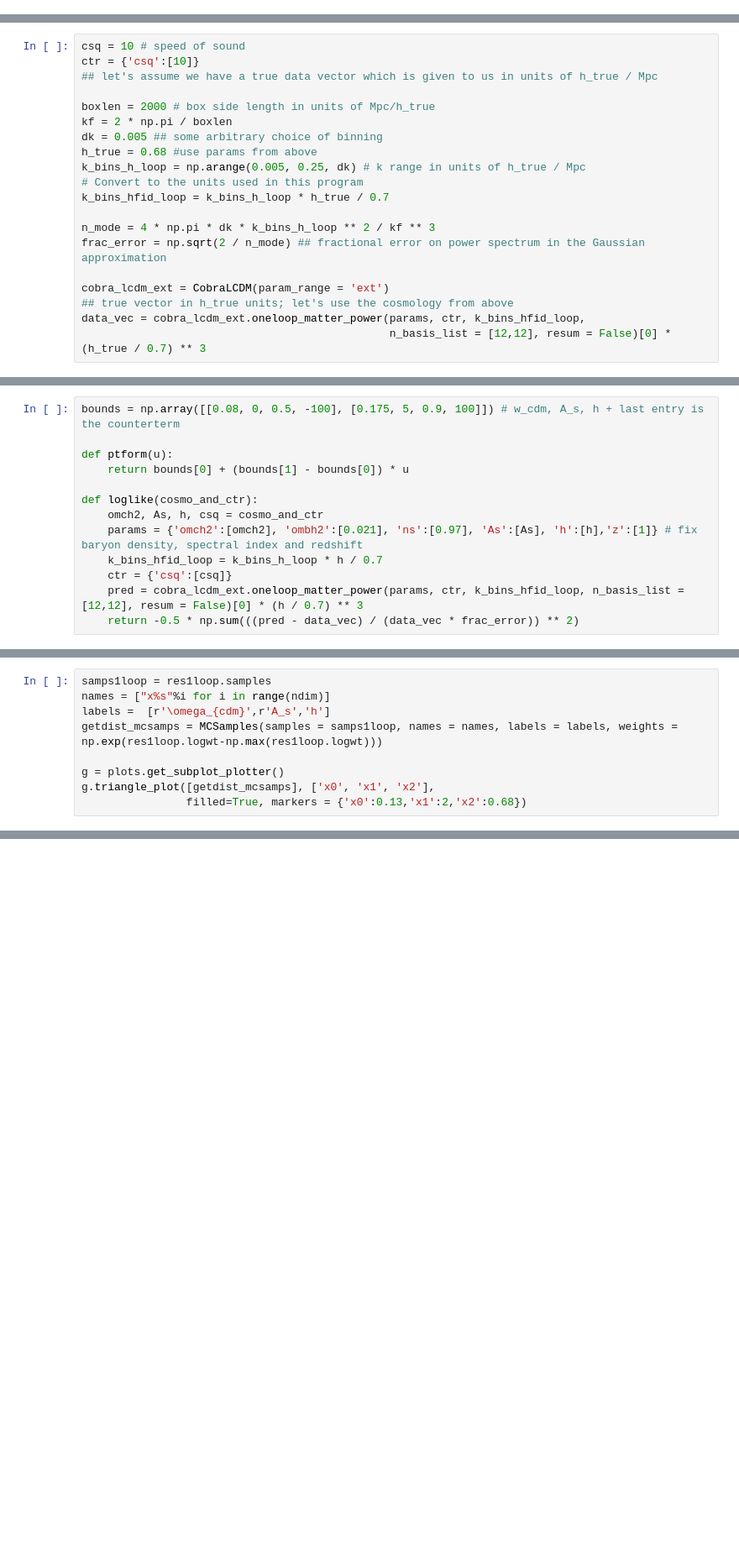
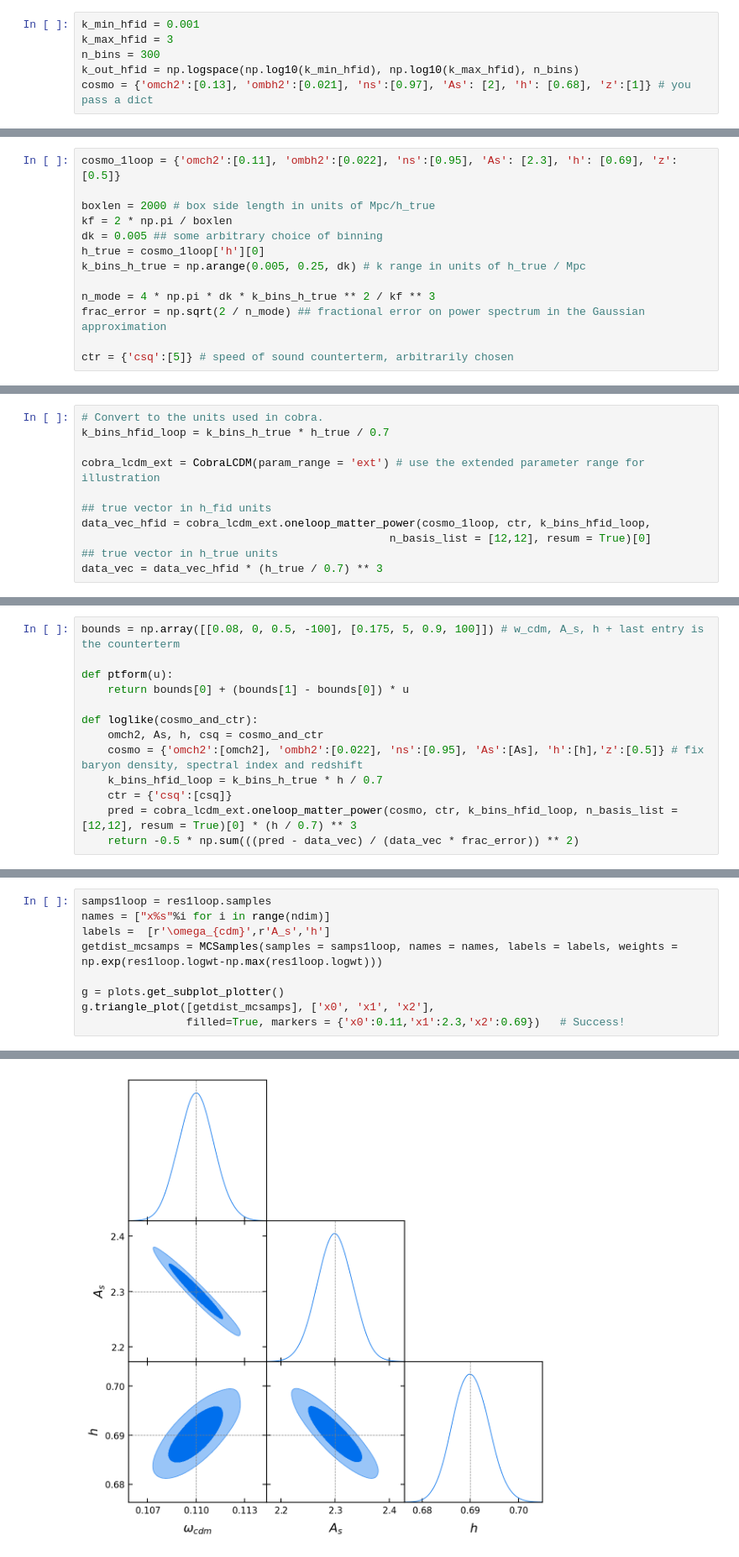
Before and after one commit to ThomasBakx/COBRA, a Jupyter notebook: Demo Notebook.ipynb, the cells around one changed output, grey strips where cells are left out. Shown at 84% size. Saved outputs shown, nothing was run; the diff lists cells and outputs as text; blank space fills up the shorter version.

```diff
--- a/Demo Notebook.ipynb
+++ b/Demo Notebook.ipynb
@@ -266,0 +16,6 @@ If you want to run an MCMC chain using COBRA, it's as simple as putting the 'com
+# %%
+k_min_hfid = 0.001
+k_max_hfid = 3
+n_bins = 300
+k_out_hfid = np.logspace(np.log10(k_min_hfid), np.log10(k_max_hfid), n_bins)
+cosmo = {'omch2':[0.13], 'ombh2':[0.021], 'ns':[0.97], 'As': [2], 'h': [0.68], 'z':[1]} # you pass a dict
@@ -274,20 +61,13 @@ First we need to create some mock data. In practice this data_vec will contain r
 # %%
-csq = 10 # speed of sound
-ctr = {'csq':[10]}
-## let's assume we have a true data vector which is given to us in units of h_true / Mpc
+cosmo_1loop = {'omch2':[0.11], 'ombh2':[0.022], 'ns':[0.95], 'As': [2.3], 'h': [0.69], 'z':[0.5]}
 
 boxlen = 2000 # box side length in units of Mpc/h_true
 kf = 2 * np.pi / boxlen
 dk = 0.005 ## some arbitrary choice of binning
-h_true = 0.68 #use params from above
-k_bins_h_loop = np.arange(0.005, 0.25, dk) # k range in units of h_true / Mpc
-# Convert to the units used in this program
-k_bins_hfid_loop = k_bins_h_loop * h_true / 0.7
+h_true = cosmo_1loop['h'][0]
+k_bins_h_true = np.arange(0.005, 0.25, dk) # k range in units of h_true / Mpc
 
-n_mode = 4 * np.pi * dk * k_bins_h_loop ** 2 / kf ** 3
+n_mode = 4 * np.pi * dk * k_bins_h_true ** 2 / kf ** 3
 frac_error = np.sqrt(2 / n_mode) ## fractional error on power spectrum in the Gaussian approximation
 
-cobra_lcdm_ext = CobraLCDM(param_range = 'ext')
-## true vector in h_true units; let's use the cosmology from above
-data_vec = cobra_lcdm_ext.oneloop_matter_power(params, ctr, k_bins_hfid_loop,
-                                               n_basis_list = [12,12], resum = False)[0] * (h_true / 0.7) ** 3
+ctr = {'csq':[5]} # speed of sound counterterm, arbitrarily chosen
@@ -295,0 +76,11 @@ Now we will create the functions that will be used to fit the data.
+# %%
+# Convert to the units used in cobra.
+k_bins_hfid_loop = k_bins_h_true * h_true / 0.7
+
+cobra_lcdm_ext = CobraLCDM(param_range = 'ext') # use the extended parameter range for illustration
+
+## true vector in h_fid units
+data_vec_hfid = cobra_lcdm_ext.oneloop_matter_power(cosmo_1loop, ctr, k_bins_hfid_loop,
+                                               n_basis_list = [12,12], resum = True)[0]
+## true vector in h_true units
+data_vec = data_vec_hfid * (h_true / 0.7) ** 3
@@ -301,9 +94,9 @@ def ptform(u):
 
 def loglike(cosmo_and_ctr):
     omch2, As, h, csq = cosmo_and_ctr
-    params = {'omch2':[omch2], 'ombh2':[0.021], 'ns':[0.97], 'As':[As], 'h':[h],'z':[1]} # fix baryon density, spectral index and redshift
-    k_bins_hfid_loop = k_bins_h_loop * h / 0.7
+    cosmo = {'omch2':[omch2], 'ombh2':[0.022], 'ns':[0.95], 'As':[As], 'h':[h],'z':[0.5]} # fix baryon density, spectral index and redshift
+    k_bins_hfid_loop = k_bins_h_true * h / 0.7
     ctr = {'csq':[csq]}
-    pred = cobra_lcdm_ext.oneloop_matter_power(params, ctr, k_bins_hfid_loop, n_basis_list = [12,12], resum = False)[0] * (h / 0.7) ** 3
+    pred = cobra_lcdm_ext.oneloop_matter_power(cosmo, ctr, k_bins_hfid_loop, n_basis_list = [12,12], resum = True)[0] * (h / 0.7) ** 3
     return -0.5 * np.sum(((pred - data_vec) / (data_vec * frac_error)) ** 2)
 # %% [markdown]
@@ -324,4 +123,5 @@ getdist_mcsamps = MCSamples(samples = samps1loop, names = names, labels = labels
 
 g = plots.get_subplot_plotter()
 g.triangle_plot([getdist_mcsamps], ['x0', 'x1', 'x2'],
-                filled=True, markers = {'x0':0.13,'x1':2,'x2':0.68})
+                filled=True, markers = {'x0':0.11,'x1':2.3,'x2':0.69})   # Success!
+# %% [output]
@@ -327,0 +129 @@ g.triangle_plot([getdist_mcsamps], ['x0', 'x1', 'x2'],
+[figure, added]
```
Also changed, not shown: parts of 56 cells of this notebook, 7 other files.
